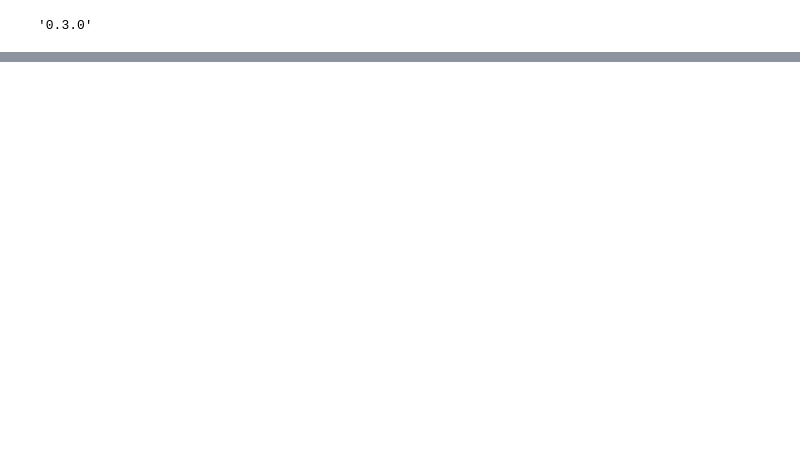
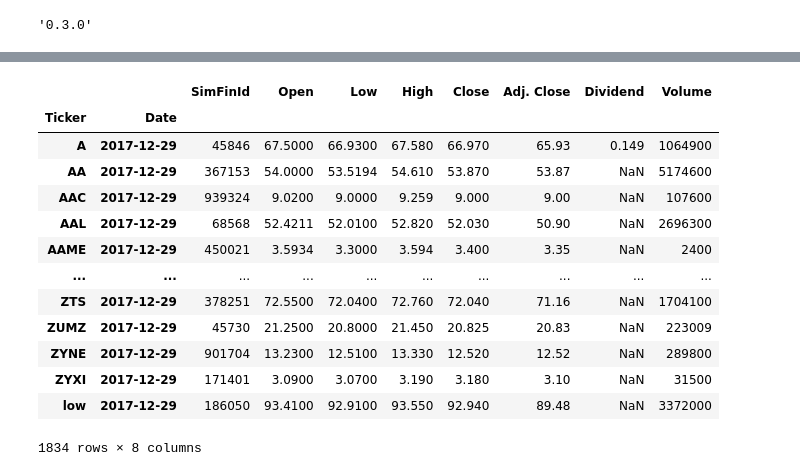
Before and after one commit to jennifermulroy/Project2_MachineLearning, a Jupyter notebook: simfin_data.ipynb, the cells around one changed output, grey strips where cells are left out. Drawn from its saved outputs; the diff is of its cells as text; code cells hidden in the pictures; blank space fills up the shorter version.

```diff
--- a/simfin_data.ipynb
+++ b/simfin_data.ipynb
@@ -80,3 +89,20 @@ df_cashflow_qrt_2018 = df_cashflow_qrt[(df_cashflow_qrt['Fiscal Year']==2018) &
+# %%
+df_prices_2017
+# %% [output]
+|  |  | SimFinId | Open | Low | High | Close | Adj. Close | Dividend | Volume |
+| Ticker | Date |  |  |  |  |  |  |  |  |
+| A | 2017-12-29 | 45846 | 67.5000 | 66.9300 | 67.580 | 66.970 | 65.93 | 0.149 | 1064900 |
+| AA | 2017-12-29 | 367153 | 54.0000 | 53.5194 | 54.610 | 53.870 | 53.87 | NaN | 5174600 |
+| AAC | 2017-12-29 | 939324 | 9.0200 | 9.0000 | 9.259 | 9.000 | 9.00 | NaN | 107600 |
+| AAL | 2017-12-29 | 68568 | 52.4211 | 52.0100 | 52.820 | 52.030 | 50.90 | NaN | 2696300 |
+| AAME | 2017-12-29 | 450021 | 3.5934 | 3.3000 | 3.594 | 3.400 | 3.35 | NaN | 2400 |
+| ... | ... | ... | ... | ... | ... | ... | ... | ... | ... |
+| ZTS | 2017-12-29 | 378251 | 72.5500 | 72.0400 | 72.760 | 72.040 | 71.16 | NaN | 1704100 |
+| ZUMZ | 2017-12-29 | 45730 | 21.2500 | 20.8000 | 21.450 | 20.825 | 20.83 | NaN | 223009 |
+| ZYNE | 2017-12-29 | 901704 | 13.2300 | 12.5100 | 13.330 | 12.520 | 12.52 | NaN | 289800 |
+| ZYXI | 2017-12-29 | 171401 | 3.0900 | 3.0700 | 3.190 | 3.180 | 3.10 | NaN | 31500 |
+| low | 2017-12-29 | 186050 | 93.4100 | 92.9100 | 93.550 | 92.940 | 89.48 | NaN | 3372000 |
+1834 rows × 8 columns
 # %%
 %%time
 df_fin_signals = \
```
Also changed, not shown: parts of 8 cells of this notebook.
